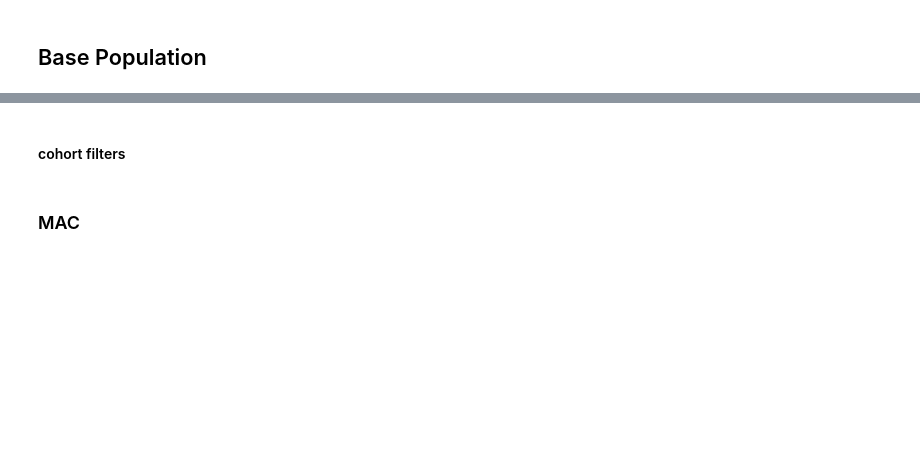
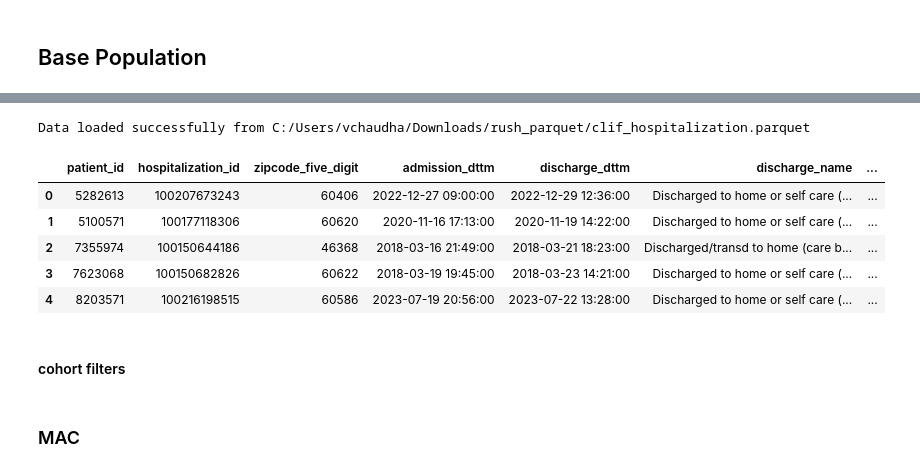
Before and after one commit to vaishvikr/CLIF_rule-based-SBT-comparison, a Jupyter notebook: code/01_cohort_id.ipynb, the cells around one changed output, grey strips where cells are left out. Saved outputs shown, nothing was run; the diff lists cells and outputs as text; code cells hidden in the pictures; blank space fills up the shorter version.

```diff
--- a/code/01_cohort_id.ipynb
+++ b/code/01_cohort_id.ipynb
@@ -18,11 +31,22 @@ adt.head()
 # %%
 hosp = pc.load_data('clif_hospitalization')
 hosp['hospitalization_id'] = hosp['hospitalization_id'].astype(str)
+if 'hospitalization_joined_id' not in hosp.columns:
+    hosp['hospitalization_joined_id'] = hosp['hospitalization_id']
+
 hosp['hospitalization_joined_id'] = hosp['hospitalization_joined_id'].astype(str)
 hosp['admission_dttm'] = pc.getdttm(hosp['admission_dttm'])
 hosp['discharge_dttm'] = pc.getdttm(hosp['discharge_dttm'])
 hosp = pc.standardize_datetime_tz(hosp,['admission_dttm','discharge_dttm'],pc.helper['your_site_timezone'],pc.helper['data_timezone'])
 hosp.head()
+# %% [output]
+Data loaded successfully from C:/Users/vchaudha/Downloads/rush_parquet/clif_hospitalization.parquet
+|  | patient_id | hospitalization_id | zipcode_five_digit | admission_dttm | discharge_dttm | discharge_name | ... |
+| 0 | 5282613 | 100207673243 | 60406 | 2022-12-27 09:00:00 | 2022-12-29 12:36:00 | Discharged to home or self care (... | ... |
+| 1 | 5100571 | 100177118306 | 60620 | 2020-11-16 17:13:00 | 2020-11-19 14:22:00 | Discharged to home or self care (... | ... |
+| 2 | 7355974 | 100150644186 | 46368 | 2018-03-16 21:49:00 | 2018-03-21 18:23:00 | Discharged/transd to home (care b... | ... |
+| 3 | 7623068 | 100150682826 | 60622 | 2018-03-19 19:45:00 | 2018-03-23 14:21:00 | Discharged to home or self care (... | ... |
+| 4 | 8203571 | 100216198515 | 60586 | 2023-07-19 20:56:00 | 2023-07-22 13:28:00 | Discharged to home or self care (... | ... |
 # %%
 adt['Hosp_key_bkp'] = adt['hospitalization_id']
 hosp['Hosp_key_bkp'] = hosp['hospitalization_id']
```
Also changed, not shown: parts of 2 cells of this notebook, 1 other file.
